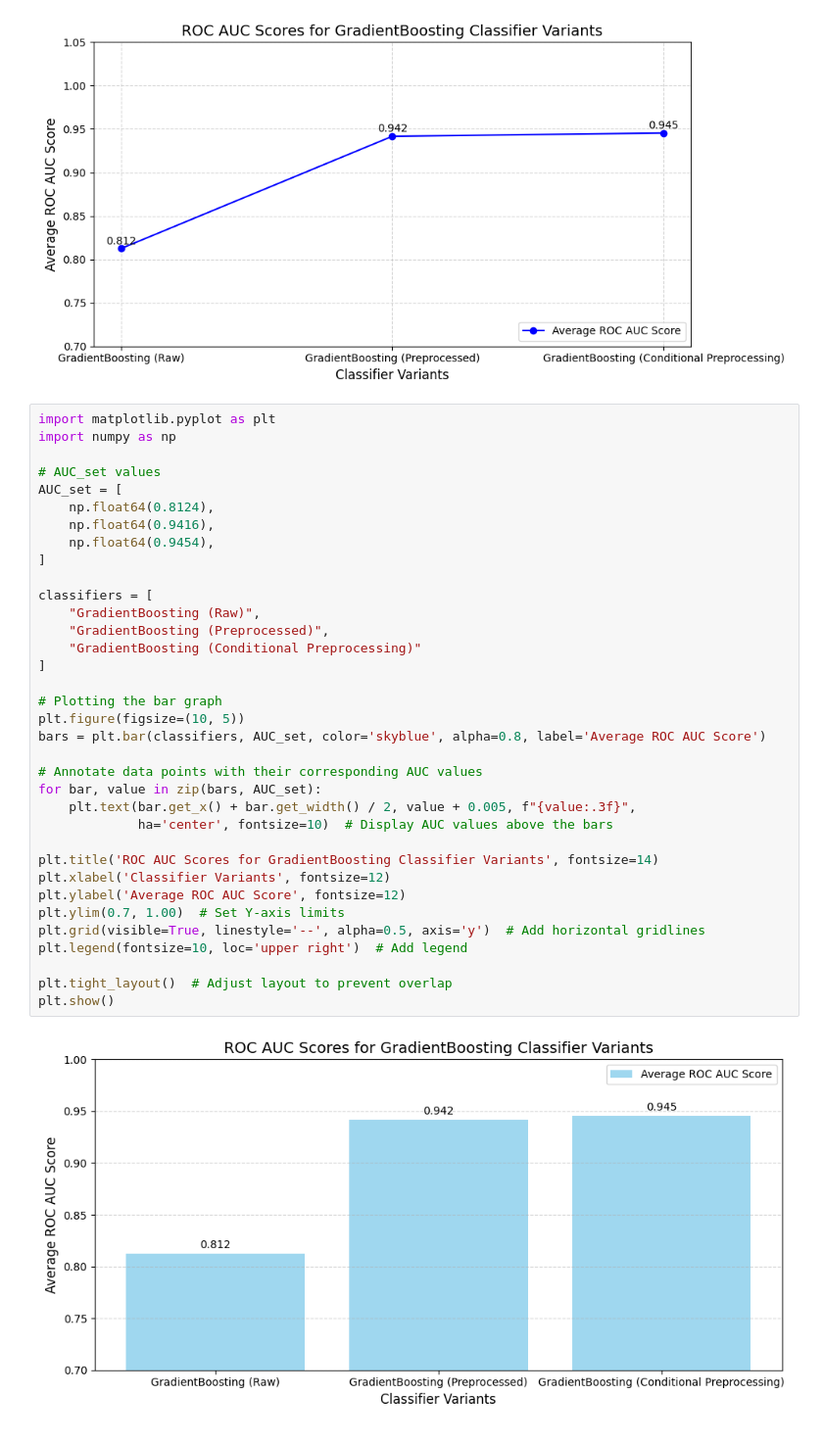
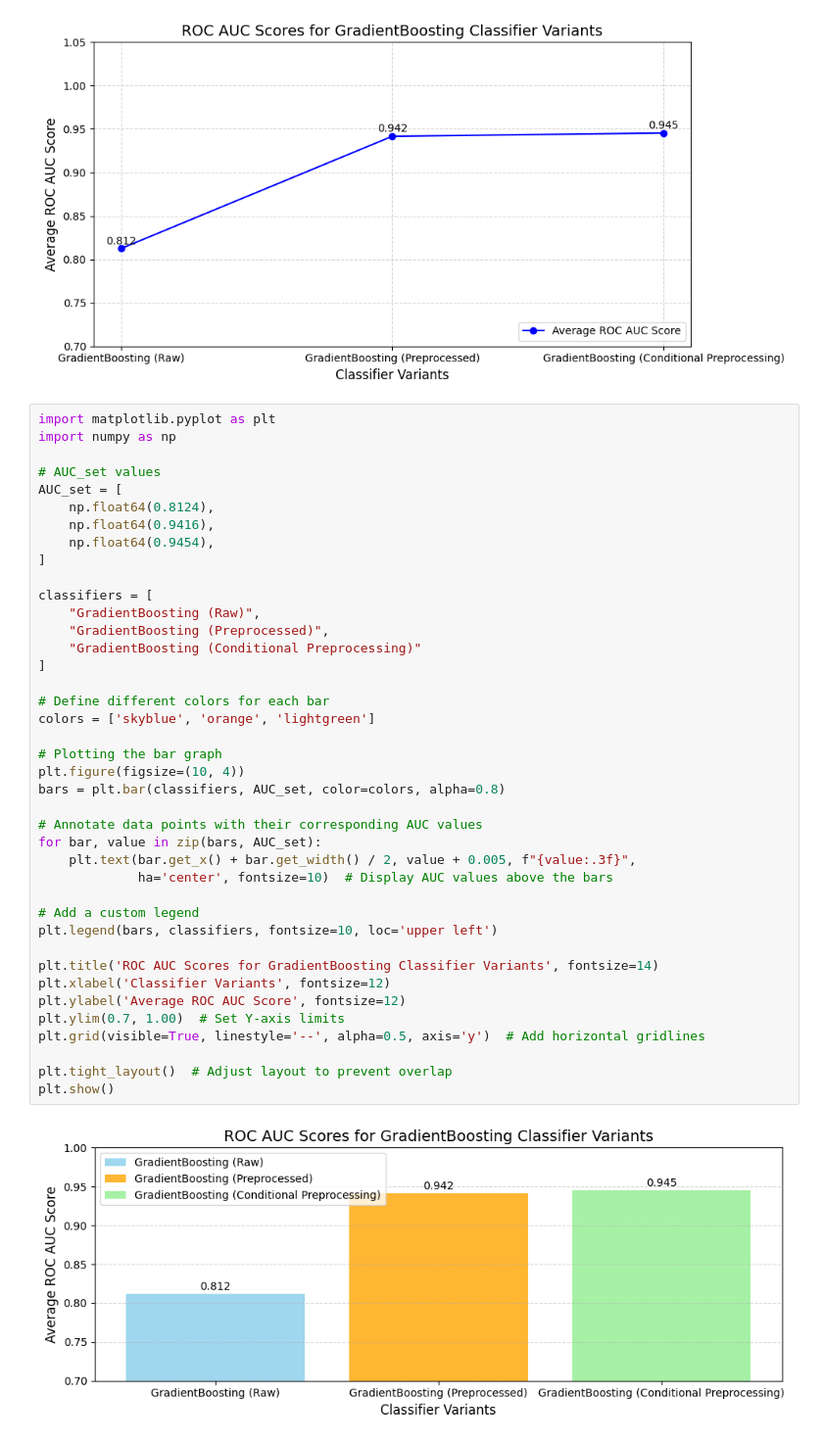
Before and after one commit to limys0713/DataScience_Competition1, a Jupyter notebook: GradientBoostingClassifier.ipynb, the cells around one changed output. Shown: that part at 98% size. Cells and saved outputs as stored; diff of their text form.

```diff
--- a/GradientBoostingClassifier.ipynb
+++ b/GradientBoostingClassifier.ipynb
@@ -582,34 +582,39 @@ import numpy as np
 
 # AUC_set values
 AUC_set = [
     np.float64(0.8124),
     np.float64(0.9416),
     np.float64(0.9454),
 ]
 
 classifiers = [
     "GradientBoosting (Raw)",
     "GradientBoosting (Preprocessed)",
     "GradientBoosting (Conditional Preprocessing)"
 ]
 
+# Define different colors for each bar
+colors = ['skyblue', 'orange', 'lightgreen']
+
 # Plotting the bar graph
-plt.figure(figsize=(10, 5))
-bars = plt.bar(classifiers, AUC_set, color='skyblue', alpha=0.8, label='Average ROC AUC Score')
+plt.figure(figsize=(10, 4))
+bars = plt.bar(classifiers, AUC_set, color=colors, alpha=0.8)
 
 # Annotate data points with their corresponding AUC values
 for bar, value in zip(bars, AUC_set):
     plt.text(bar.get_x() + bar.get_width() / 2, value + 0.005, f"{value:.3f}",
              ha='center', fontsize=10)  # Display AUC values above the bars
 
+# Add a custom legend
+plt.legend(bars, classifiers, fontsize=10, loc='upper left')
+
 plt.title('ROC AUC Scores for GradientBoosting Classifier Variants', fontsize=14)
 plt.xlabel('Classifier Variants', fontsize=12)
 plt.ylabel('Average ROC AUC Score', fontsize=12)
 plt.ylim(0.7, 1.00)  # Set Y-axis limits
 plt.grid(visible=True, linestyle='--', alpha=0.5, axis='y')  # Add horizontal gridlines
-plt.legend(fontsize=10, loc='upper right')  # Add legend
 
 plt.tight_layout()  # Adjust layout to prevent overlap
 plt.show()
 # %% [output]
-[figure, old version]
+[figure, new version]
```
Also changed, not shown: 5 other files.
